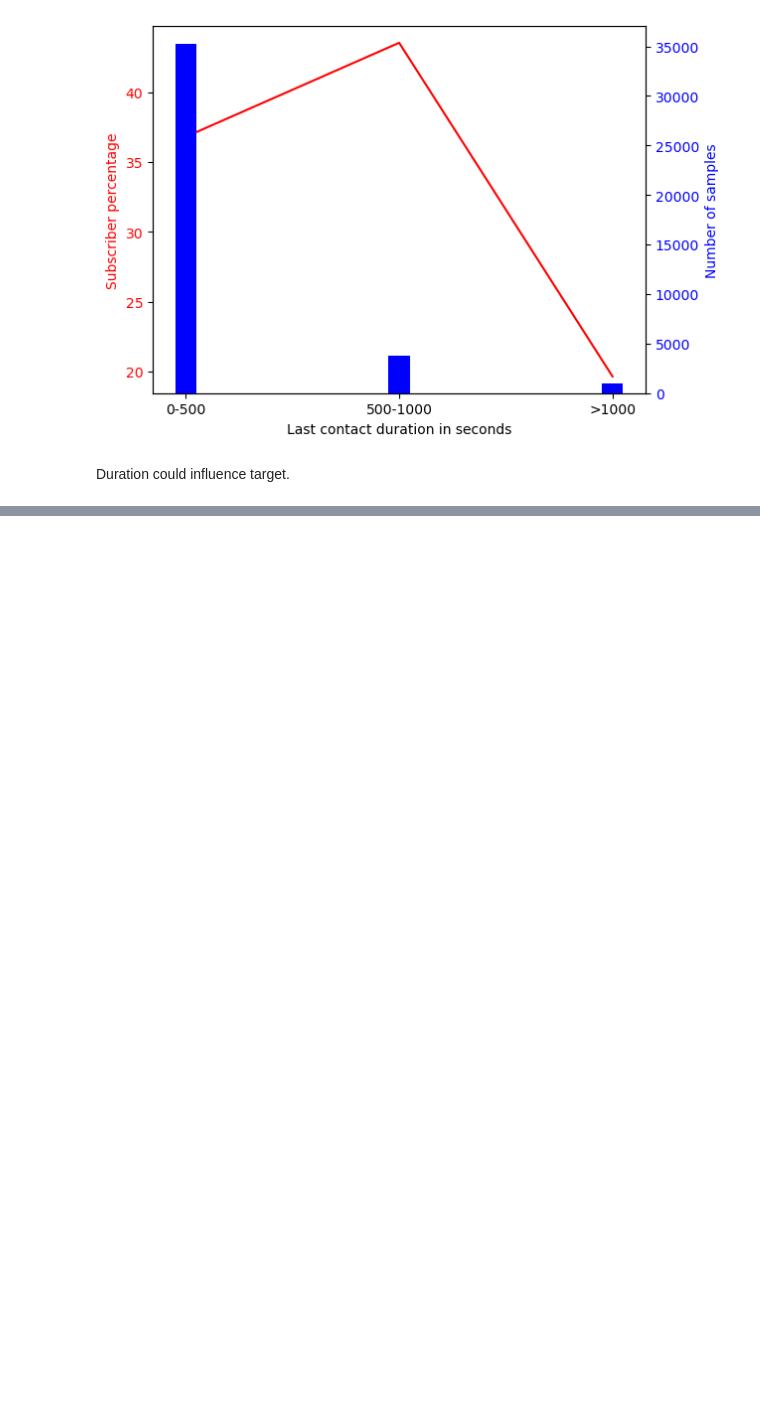
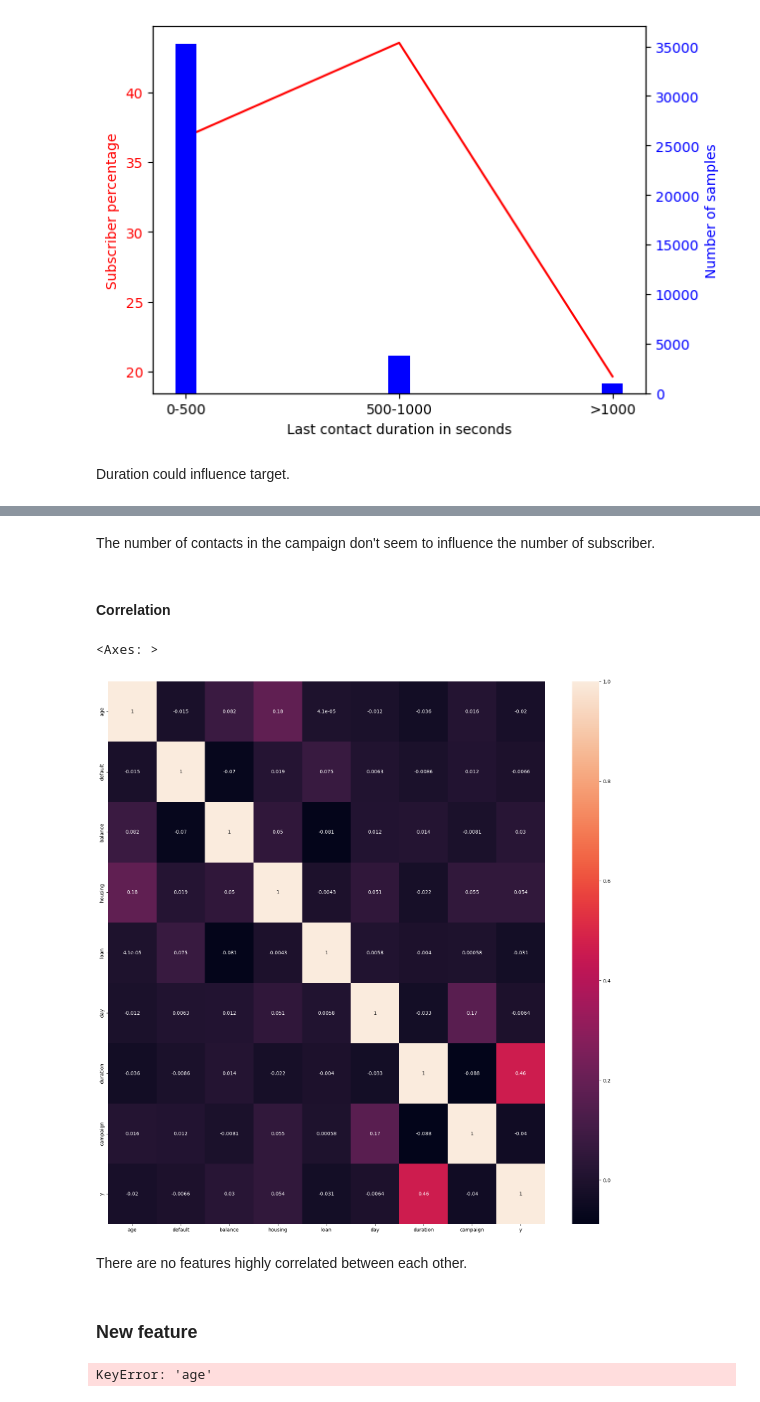
Before and after one commit to chiara89/OJGBREGVkBPNHLBf, a Jupyter notebook: term_deposit_subscription_prediction.ipynb, the cells around one changed output, grey strips where cells are left out. Saved outputs shown, nothing was run; the diff lists cells and outputs as text; code cells hidden in the pictures; blank space fills up the shorter version.

```diff
--- a/term_deposit_subscription_prediction.ipynb
+++ b/term_deposit_subscription_prediction.ipynb
@@ -790,0 +812,26 @@ Duration could influence target.
+# %% [markdown]
+The number of contacts in the campaign don't seem to influence the number of subscriber.
+# %% [markdown]
+#### Correlation
+# %%
+correlations = df.corr()
+f, ax = plt.subplots(figsize = (20, 20))
+sns.heatmap(correlations, annot = True)
+# %% [output]
+<Axes: >
+[figure, added]
+# %% [markdown]
+There are no features highly correlated between each other.
+# %% [markdown]
+### New feature
+# %%
+def func(x):
+    if x <= 60:
+        return 1
+    else:
+        return 0
+
+df['under60'] = df['age'].apply(func)
+df_sub['under60'] = df_sub['age'].apply(func)
+# %% [output]
+KeyError: 'age'
```
Also changed, not shown: parts of 15 cells of this notebook.
